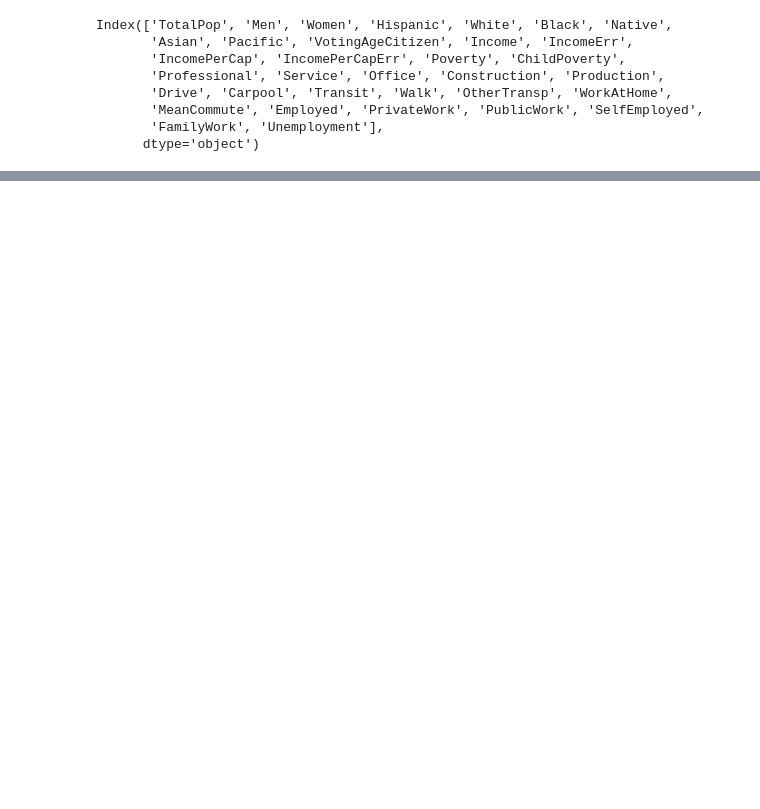
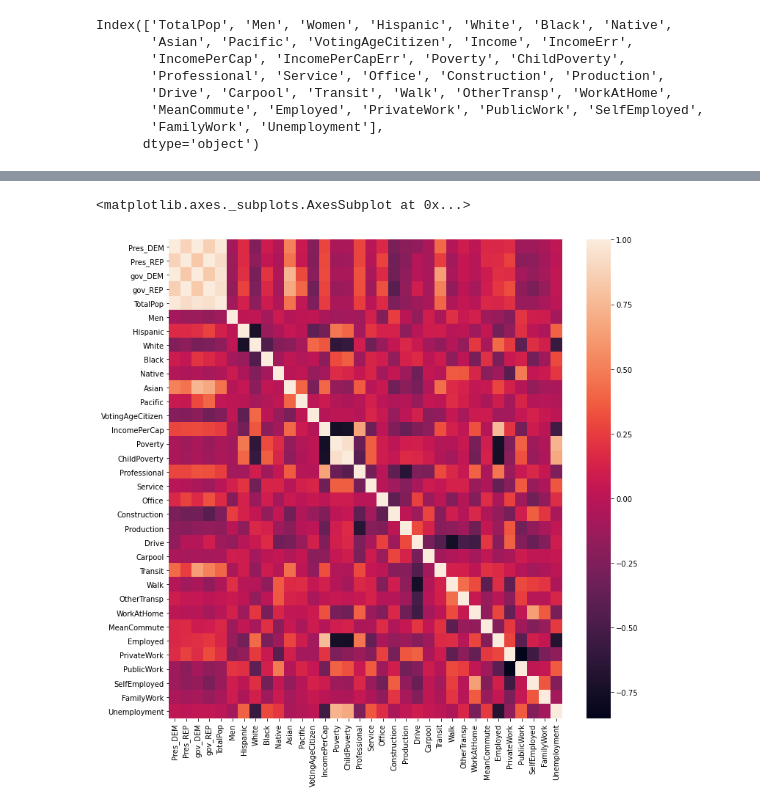
Before and after one commit to dk3059/Machine-Learning, a Jupyter notebook: 1_1_머신러닝_분류모형_US_Election_2020.ipynb, the cells around one changed output, grey strips where cells are left out. Drawn from its saved outputs; the diff is of its cells as text; code cells hidden in the pictures; blank space fills up the shorter version.

Commit message:
add data visualization

```diff
--- a/1_1_머신러닝_분류모형_US_Election_2020.ipynb
+++ b/1_1_머신러닝_분류모형_US_Election_2020.ipynb
@@ -262,0 +265,7 @@ df.head()
+# %%
+# DataFrame의 corr() 메소드와 Seaborn의 heatmap() 메소드를 이용하여 Pearson's correlation 시각화
+plt.figure(figsize = (12,12))
+sns.heatmap(df.corr())
+# %% [output]
+<matplotlib.axes._subplots.AxesSubplot at 0x...>
+[figure, added]
```
Also changed, not shown: parts of 21 cells of this notebook.
